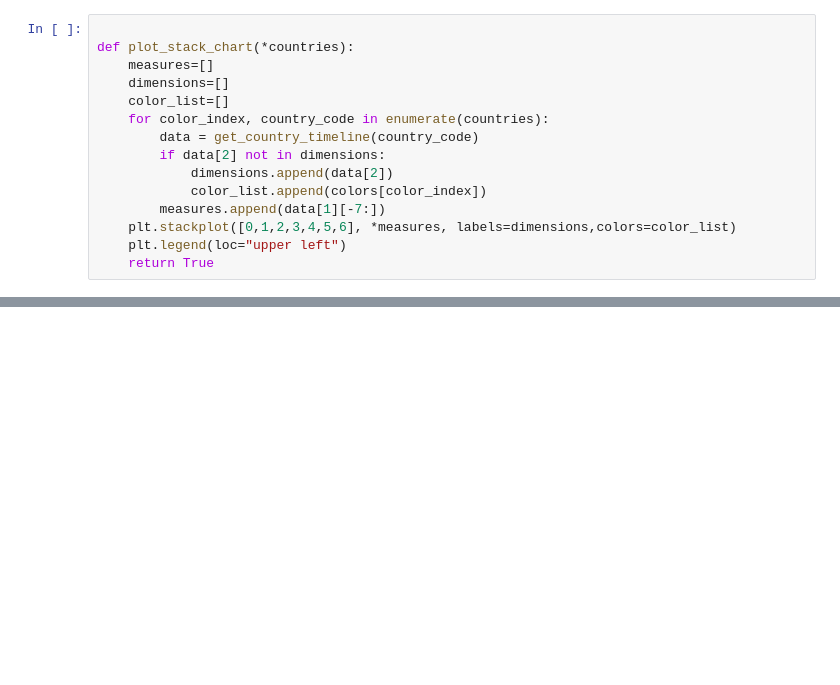
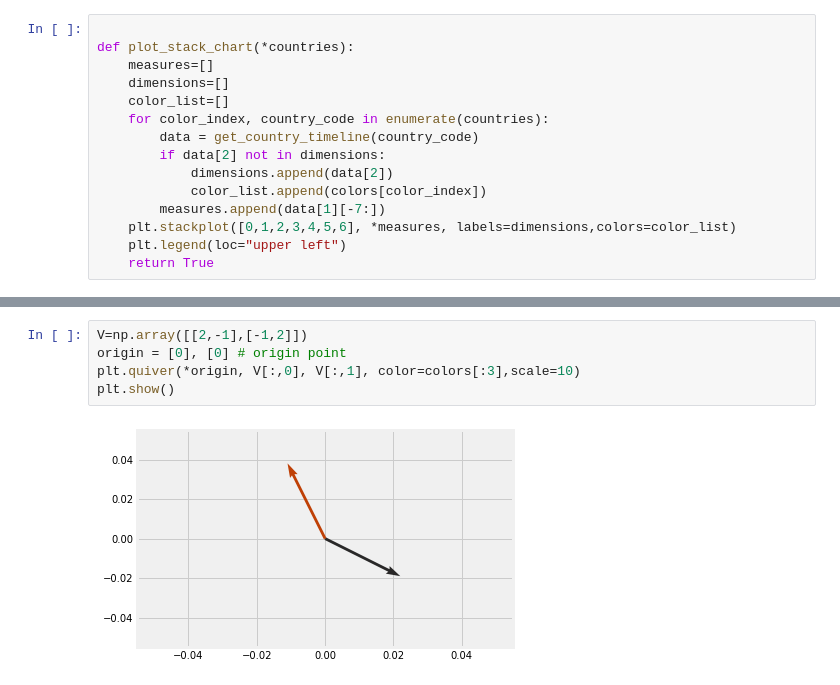
Before and after one commit to amchigello/python_repository, a Jupyter notebook: matplotlib_work/plots_work.ipynb, the cells around one changed output, grey strips where cells are left out. Drawn from its saved outputs; the diff is of its cells as text; blank space fills up the shorter version.

```diff
--- a/matplotlib_work/plots_work.ipynb
+++ b/matplotlib_work/plots_work.ipynb
@@ -277,0 +278,7 @@ True
+# %%
+V=np.array([[2,-1],[-1,2]])
+origin = [0], [0] # origin point
+plt.quiver(*origin, V[:,0], V[:,1], color=colors[:3],scale=10)
+plt.show()
+# %% [output]
+[figure, added]
```
Also changed, not shown: parts of 11 cells of this notebook, 1 other file.
